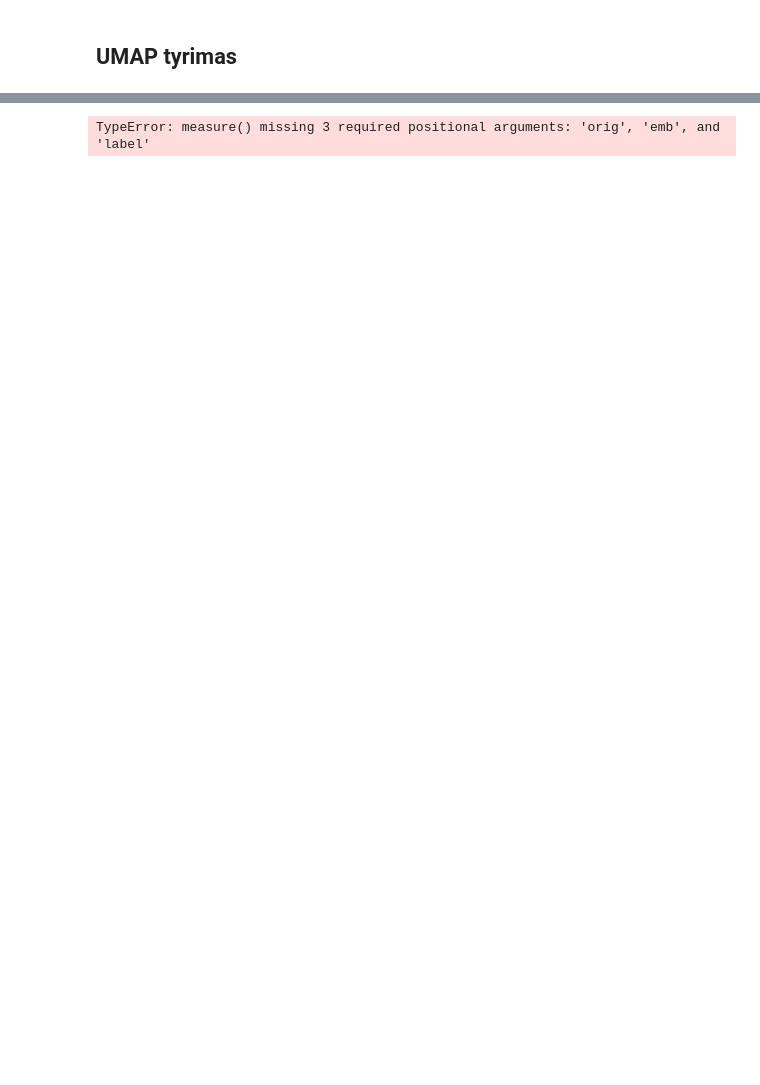
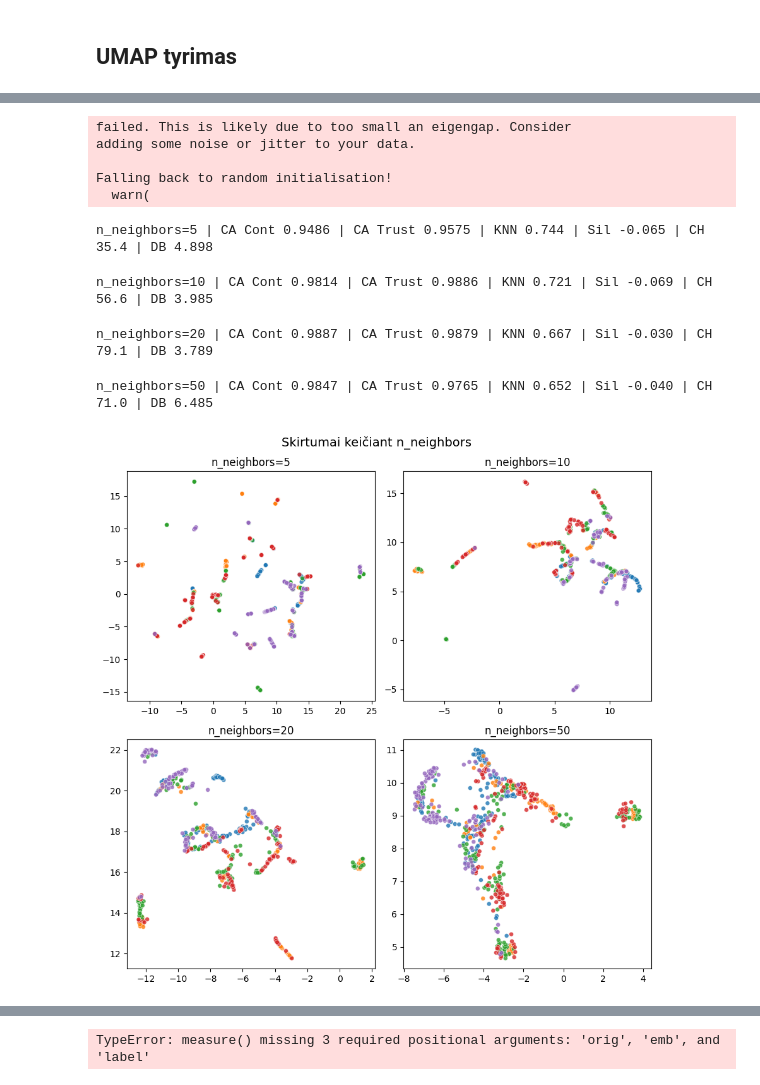
Before and after one commit to lukasjanusauskas/ais-duomenu-vizualizavimas, a Jupyter notebook: 3Lab-eksperimentai.ipynb, the cells around one changed output, grey strips where cells are left out. Drawn from its saved outputs; the diff is of its cells as text; code cells hidden in the pictures; blank space fills up the shorter version.

```diff
--- a/3Lab-eksperimentai.ipynb
+++ b/3Lab-eksperimentai.ipynb
@@ -307,0 +396,24 @@ plt.show()
+# %%
+neighbors = [5, 10, 20, 50]
+
+fig, axs = plt.subplots(2, 2, figsize=(9, 9))
+axs = axs.flatten()
+
+fig.suptitle('Skirtumai keičiant n_neighbors', fontsize=14)
+
+for i, n in enumerate(neighbors):
+    plot_umap(data=dist_mat, n_neighbors=n, ax=axs[i], var='n_neighbors')
+
+plt.tight_layout()
+plt.show()
+# %% [output]
+failed. This is likely due to too small an eigengap. Consider
+adding some noise or jitter to your data.
+
+Falling back to random initialisation!
+  warn(
+n_neighbors=5 | CA Cont 0.9486 | CA Trust 0.9575 | KNN 0.744 | Sil -0.065 | CH 35.4 | DB 4.898
+n_neighbors=10 | CA Cont 0.9814 | CA Trust 0.9886 | KNN 0.721 | Sil -0.069 | CH 56.6 | DB 3.985
+n_neighbors=20 | CA Cont 0.9887 | CA Trust 0.9879 | KNN 0.667 | Sil -0.030 | CH 79.1 | DB 3.789
+n_neighbors=50 | CA Cont 0.9847 | CA Trust 0.9765 | KNN 0.652 | Sil -0.040 | CH 71.0 | DB 6.485
+[figure, added]
```
Also changed, not shown: parts of 16 cells of this notebook.
